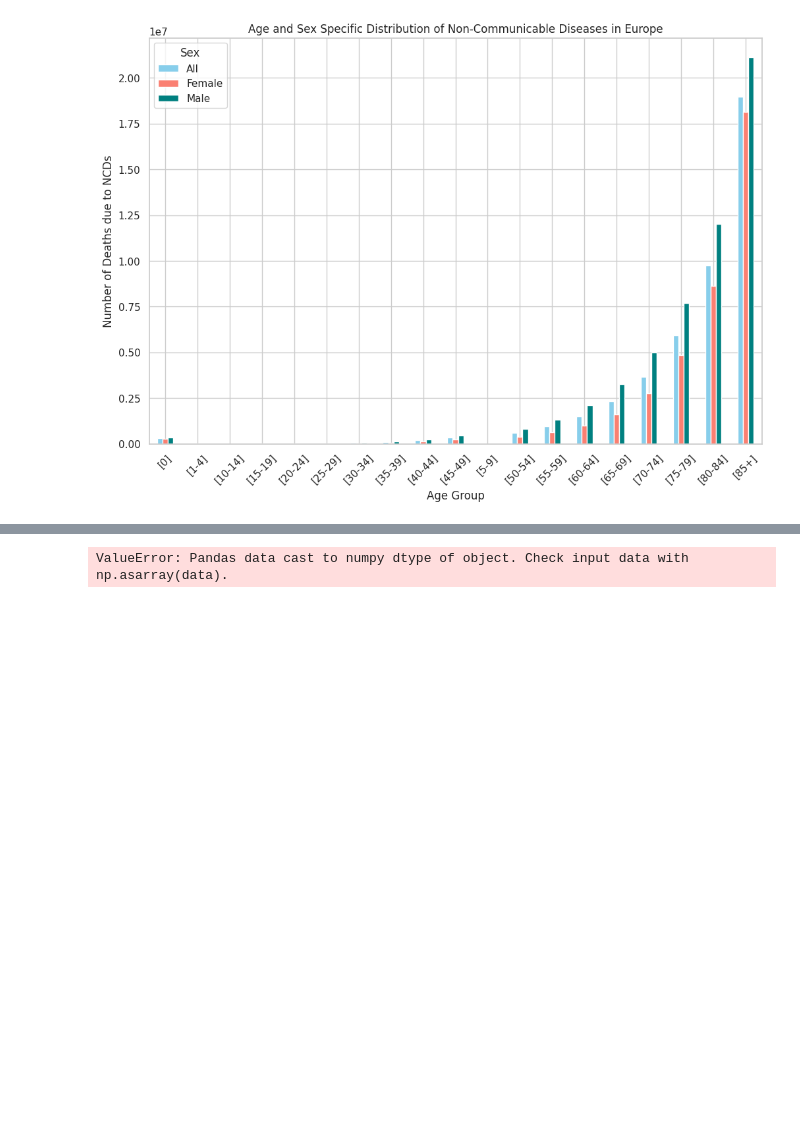
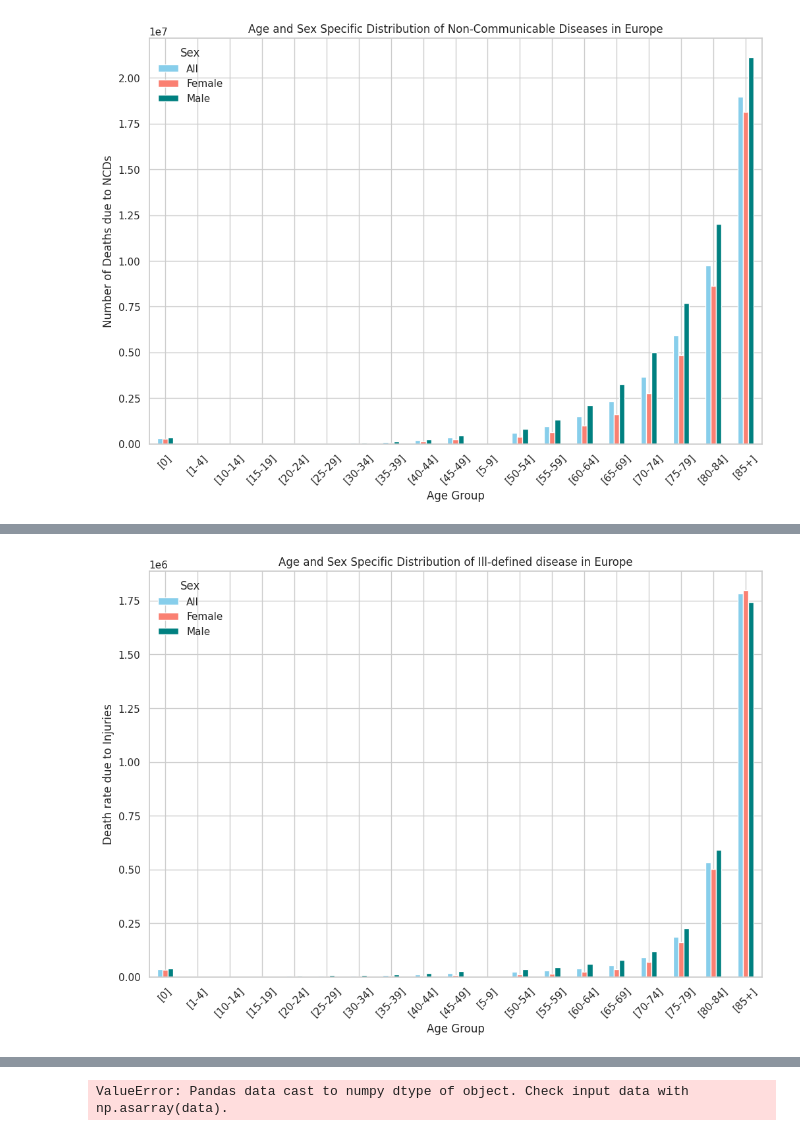
Before and after one commit to CEJ-Ezenezi/Global-Mortality-Analysis, a Jupyter notebook: global_mortality_patterns.ipynb, the cells around one changed output, grey strips where cells are left out. Drawn from its saved outputs; the diff is of its cells as text; code cells hidden in the pictures; blank space fills up the shorter version.

```diff
--- a/global_mortality_patterns.ipynb
+++ b/global_mortality_patterns.ipynb
@@ -463,0 +470,15 @@ F_onewayResult(statistic=539.1391639725505, pvalue=0.0)
+# %%
+#for Ill-defined diseases, sum up 'Death rate per 100 000 population_ill'
+europe_illDefined_sex = age_group_europe.groupby(['Age Group', 'Sex'])['Death rate per 100 000 population_ill'].sum().unstack()
+
+# Step 3: Create a multiple bar chart
+fig, ax = plt.subplots(figsize=(12, 8))
+europe_illDefined_sex.plot(kind='bar', ax=ax, color=['skyblue', 'salmon', 'teal'])
+ax.set_xlabel('Age Group')
+ax.set_ylabel('Death rate due to Injuries')
+ax.set_title('Age and Sex Specific Distribution of Ill-defined disease in Europe')
+ax.legend(title='Sex')
+plt.xticks(rotation=45)
+plt.show()
+# %% [output]
+[figure, added]
```
Also changed, not shown: parts of 22 cells of this notebook.
